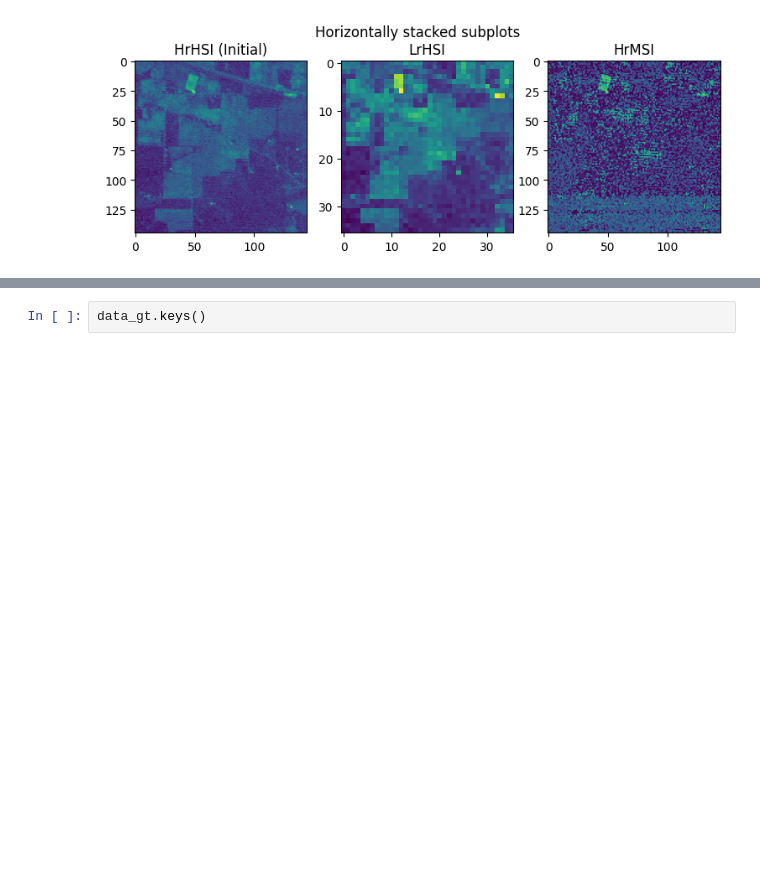
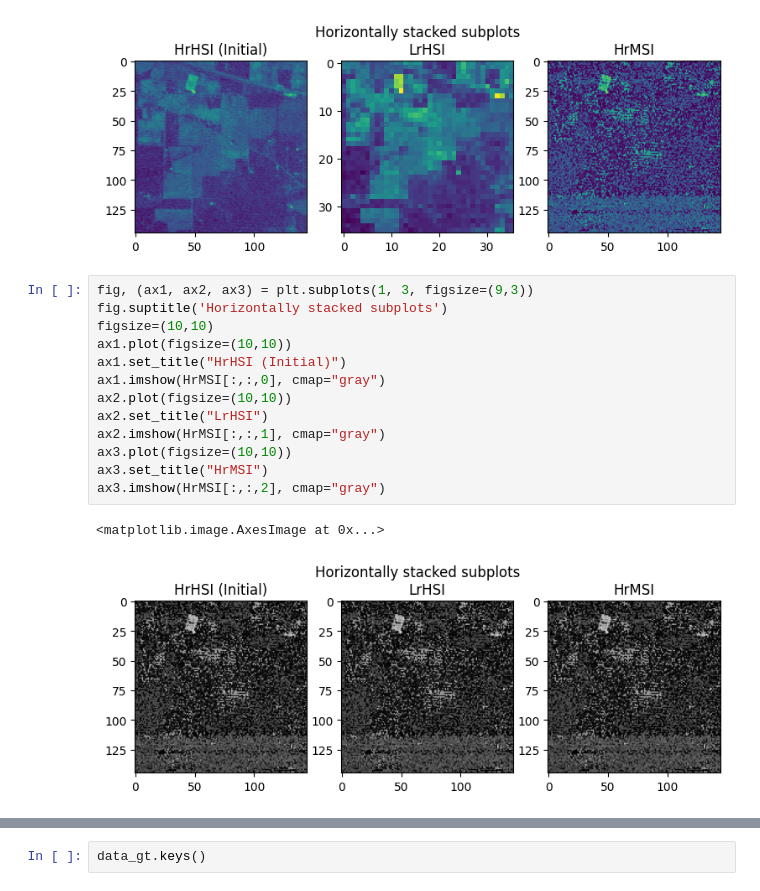
Before and after one commit to V-kr0pt/Hyperspectral_image_super_resolution, a Jupyter notebook: understanding_data.ipynb, the cells around one changed output, grey strips where cells are left out. Drawn from its saved outputs; the diff is of its cells as text; blank space fills up the shorter version.

```diff
--- a/understanding_data.ipynb
+++ b/understanding_data.ipynb
@@ -47,3 +47,19 @@ ax3.imshow(HrMSI[:,:,2])
 # %% [output]
 <matplotlib.image.AxesImage at 0x...>
 [figure]
+# %%
+fig, (ax1, ax2, ax3) = plt.subplots(1, 3, figsize=(9,3))
+fig.suptitle('Horizontally stacked subplots')
+figsize=(10,10)
+ax1.plot(figsize=(10,10))
+ax1.set_title("HrHSI (Initial)")
+ax1.imshow(HrMSI[:,:,0], cmap="gray")
+ax2.plot(figsize=(10,10))
+ax2.set_title("LrHSI")
+ax2.imshow(HrMSI[:,:,1], cmap="gray")
+ax3.plot(figsize=(10,10))
+ax3.set_title("HrMSI")
+ax3.imshow(HrMSI[:,:,2], cmap="gray")
+# %% [output]
+<matplotlib.image.AxesImage at 0x...>
+[figure, added]
```
Also changed, not shown: parts of 1 cell of this notebook.
